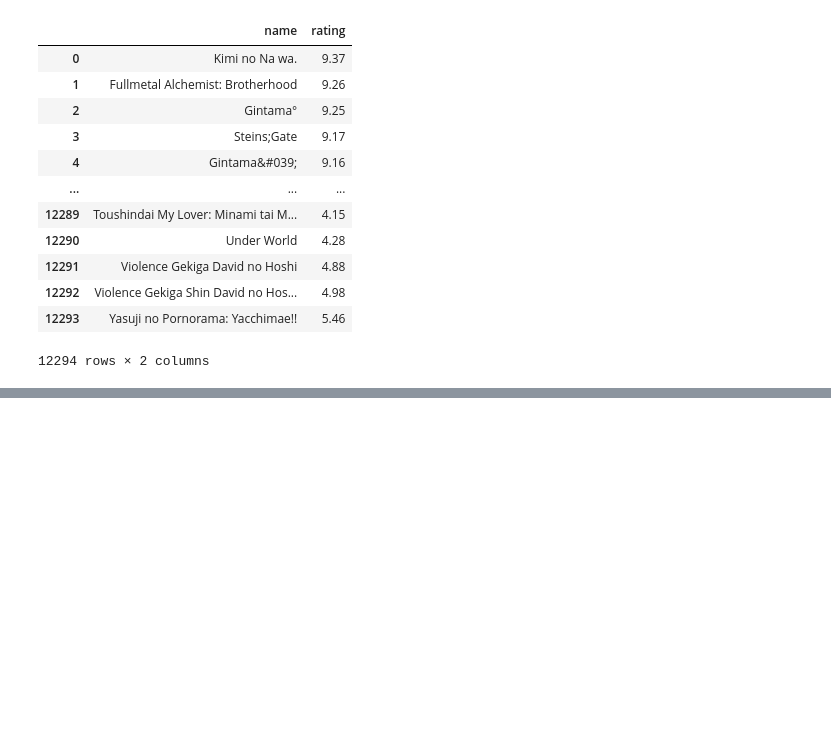
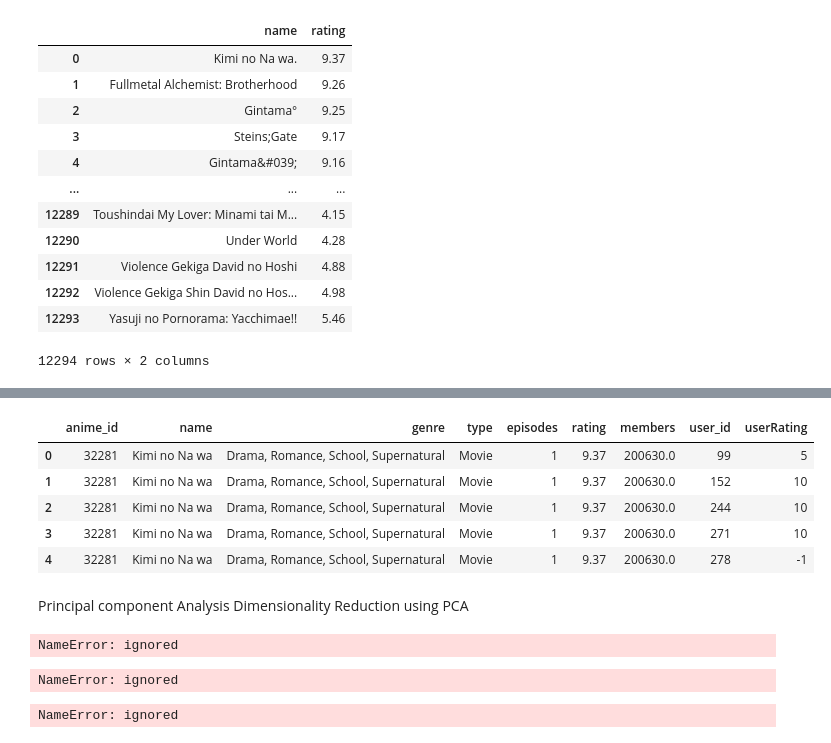
Before and after one commit to Laxmanlee/Anime-Recoomendation-system, a Jupyter notebook: BD_project.ipynb, the cells around one changed output, grey strips where cells are left out. Cells and saved outputs as stored; diff of their text form; code cells hidden in the pictures; blank space fills up the shorter version.

```diff
--- a/BD_project.ipynb
+++ b/BD_project.ipynb
@@ -208,3 +208,6 @@ pd.read_csv('anime.csv', usecols= ['name','rating'])
 | 12292 | Violence Gekiga Shin David no Hos... | 4.98 |
 | 12293 | Yasuji no Pornorama: Yacchimae!! | 5.46 |
 12294 rows × 2 columns
+# %%
+user = pd.read_csv('rating.csv')
+user.head()
@@ -210,0 +221,3 @@ pd.read_csv('anime.csv', usecols= ['name','rating'])
+# %%
+user = user.rename({'rating':'userRating'}, axis='columns')
+user.head()
@@ -210,0 +231,11 @@ pd.read_csv('anime.csv', usecols= ['name','rating'])
+# %%
+mergedata = pd.merge(anime, user, on=['anime_id','anime_id'])
+mergedata = mergedata[mergedata.user_id <= 20000]
+mergedata.head()
+# %% [output]
+|  | anime_id | name | genre | type | episodes | rating | members | user_id | userRating |
+| 0 | 32281 | Kimi no Na wa | Drama, Romance, School, Supernatural | Movie | 1 | 9.37 | 200630.0 | 99 | 5 |
+| 1 | 32281 | Kimi no Na wa | Drama, Romance, School, Supernatural | Movie | 1 | 9.37 | 200630.0 | 152 | 10 |
+| 2 | 32281 | Kimi no Na wa | Drama, Romance, School, Supernatural | Movie | 1 | 9.37 | 200630.0 | 244 | 10 |
+| 3 | 32281 | Kimi no Na wa | Drama, Romance, School, Supernatural | Movie | 1 | 9.37 | 200630.0 | 271 | 10 |
+| 4 | 32281 | Kimi no Na wa | Drama, Romance, School, Supernatural | Movie | 1 | 9.37 | 200630.0 | 278 | -1 |
@@ -210,0 +245,38 @@ pd.read_csv('anime.csv', usecols= ['name','rating'])
+# %% [markdown]
+Principal component Analysis
+Dimensionality Reduction using PCA
+# %%
+from sklearn.decomposition import PCA
+
+pca = PCA(n_components=3, whiten=True)
+# this will reduce number of dimensions to 3 which we can easily plot
+pca.fit(user_anime)
+pca_samples = pca.transform(user_anime)
+
+ps = pd.DataFrame(pca_samples)
+ps.head()
+# %% [output]
+NameError: ignored
+# %%
+tocluster = pd.DataFrame(ps[[0,1,2]])
+tocluster.head()
+# 2000x3 - 2000 users and 3 features
+# %% [output]
+NameError: ignored
+# %%
+from sklearn.cluster import KMeans
+from sklearn.metrics import silhouette_score
+
+scores = []
+inertia_list = np.empty(8)
+
+for i in range(2, 8):
+    # we will check cluster in range 2 to 8
+    kmeans = KMeans(n_clusters=i)
+    kmeans.fit(tocluster)
+    inertia_list[i] = kmeans.inertia_
+    print(inertia_list[i])
+    scores.append(silhouette_score(tocluster, kmeans.labels_))
+    print(scores)
+# %% [output]
+NameError: ignored
```
Also changed, not shown: parts of 3 cells of this notebook.
